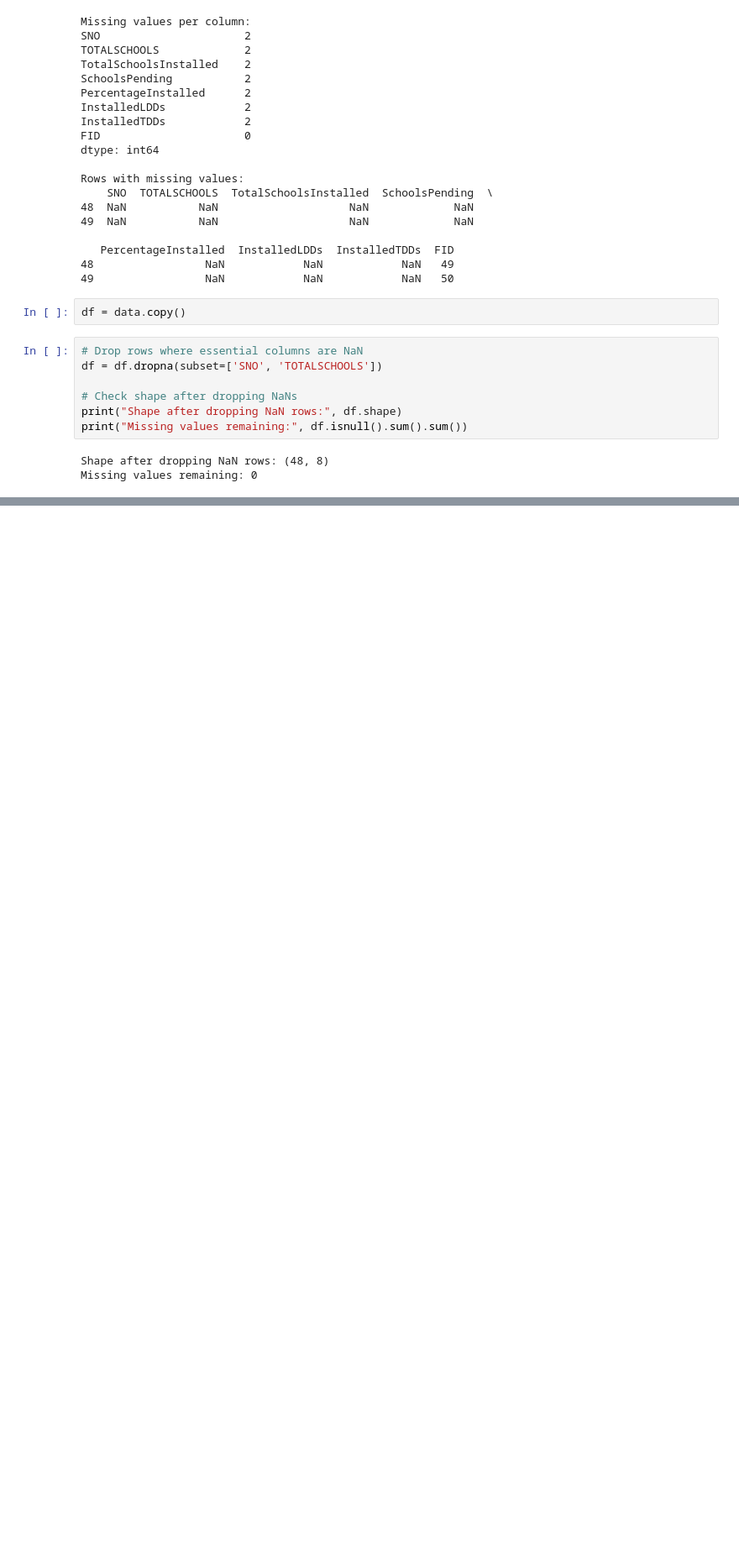
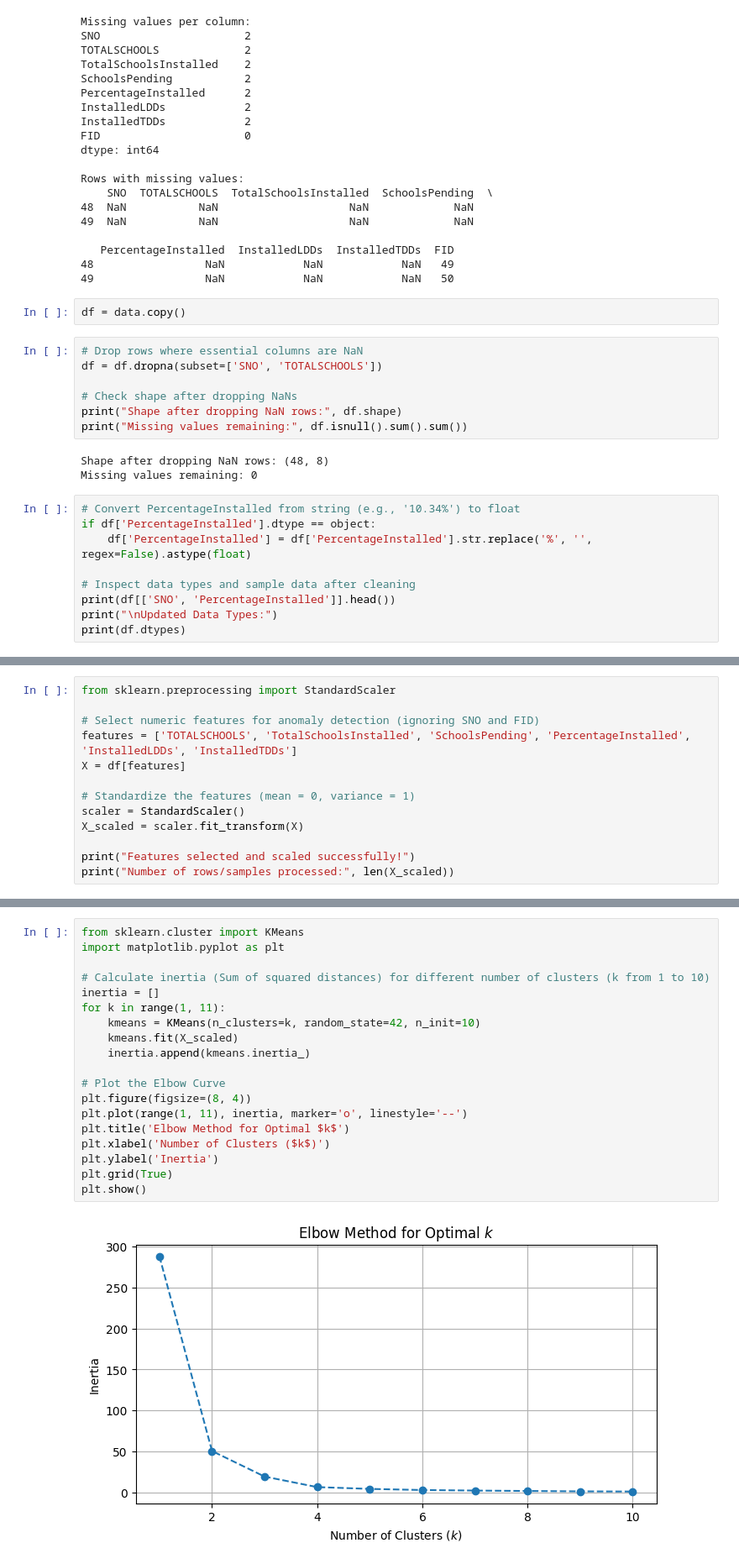
Before and after one commit to Emelyne749/224007670-Computer-intelligency, a Jupyter notebook: lab-2.ipynb, the cells around one changed output, grey strips where cells are left out. Shown at 84% size. Cells and saved outputs as stored; diff of their text form; blank space fills up the shorter version.

Commit message:
Kaggle Notebook | Lab 2 | Version 5 | anomaly detection and Cluster analysis

```diff
--- a/lab-2.ipynb
+++ b/lab-2.ipynb
@@ -79,3 +79,12 @@ print("Missing values remaining:", df.isnull().sum().sum())
 # %% [output]
 Shape after dropping NaN rows: (48, 8)
 Missing values remaining: 0
+# %%
+# Convert PercentageInstalled from string (e.g., '10.34%') to float
+if df['PercentageInstalled'].dtype == object:
+    df['PercentageInstalled'] = df['PercentageInstalled'].str.replace('%', '', regex=False).astype(float)
+
+# Inspect data types and sample data after cleaning
+print(df[['SNO', 'PercentageInstalled']].head())
+print("\nUpdated Data Types:")
+print(df.dtypes)
@@ -81,0 +111,13 @@ Missing values remaining: 0
+# %%
+from sklearn.preprocessing import StandardScaler
+
+# Select numeric features for anomaly detection (ignoring SNO and FID)
+features = ['TOTALSCHOOLS', 'TotalSchoolsInstalled', 'SchoolsPending', 'PercentageInstalled', 'InstalledLDDs', 'InstalledTDDs']
+X = df[features]
+
+# Standardize the features (mean = 0, variance = 1)
+scaler = StandardScaler()
+X_scaled = scaler.fit_transform(X)
+
+print("Features selected and scaled successfully!")
+print("Number of rows/samples processed:", len(X_scaled))
@@ -81,0 +166,21 @@ Missing values remaining: 0
+# %%
+from sklearn.cluster import KMeans
+import matplotlib.pyplot as plt
+
+# Calculate inertia (Sum of squared distances) for different number of clusters (k from 1 to 10)
+inertia = []
+for k in range(1, 11):
+    kmeans = KMeans(n_clusters=k, random_state=42, n_init=10)
+    kmeans.fit(X_scaled)
+    inertia.append(kmeans.inertia_)
+
+# Plot the Elbow Curve
+plt.figure(figsize=(8, 4))
+plt.plot(range(1, 11), inertia, marker='o', linestyle='--')
+plt.title('Elbow Method for Optimal $k$')
+plt.xlabel('Number of Clusters ($k$)')
+plt.ylabel('Inertia')
+plt.grid(True)
+plt.show()
+# %% [output]
+[figure, added]
```
Also changed, not shown: parts of 10 cells of this notebook.
